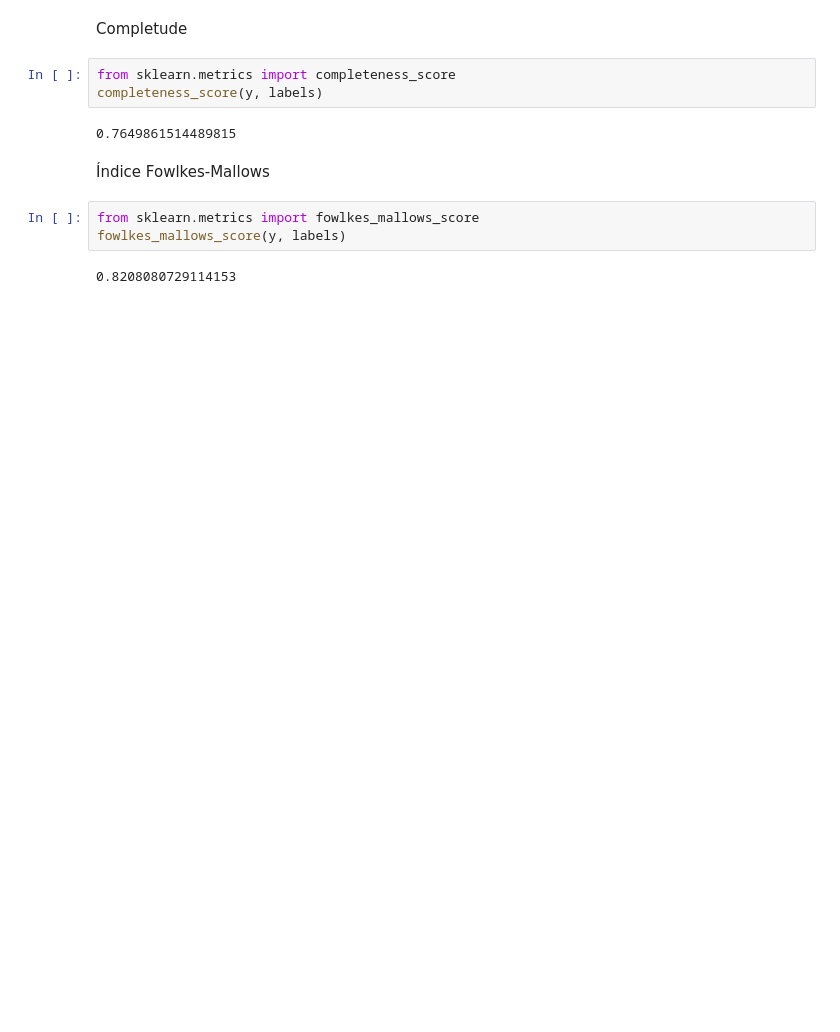
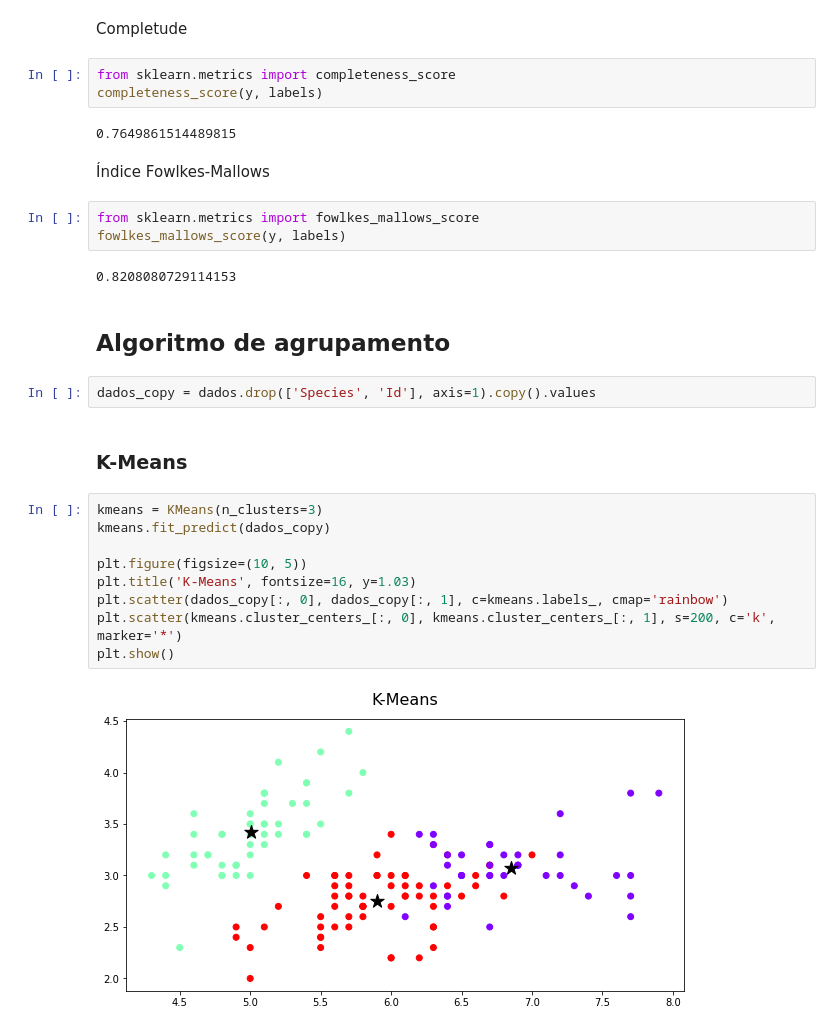
Before and after one commit to LilianeAquino/introducao_mineracao_de_dados, a Jupyter notebook: 04_analise_de_grupos.ipynb, the cells around one changed output. Saved outputs shown, nothing was run; the diff lists cells and outputs as text; blank space fills up the shorter version.

Commit message:
Agrupamento

```diff
--- a/04_analise_de_grupos.ipynb
+++ b/04_analise_de_grupos.ipynb
@@ -206,3 +207,20 @@ from sklearn.metrics import fowlkes_mallows_score
 fowlkes_mallows_score(y, labels)
 # %% [output]
 0.8208080729114153
+# %% [markdown]
+## Algoritmo de agrupamento
+# %%
+dados_copy = dados.drop(['Species', 'Id'], axis=1).copy().values
+# %% [markdown]
+### K-Means
+# %%
+kmeans = KMeans(n_clusters=3)
+kmeans.fit_predict(dados_copy)
+
+plt.figure(figsize=(10, 5))
+plt.title('K-Means', fontsize=16, y=1.03)
+plt.scatter(dados_copy[:, 0], dados_copy[:, 1], c=kmeans.labels_, cmap='rainbow')
+plt.scatter(kmeans.cluster_centers_[:, 0], kmeans.cluster_centers_[:, 1], s=200, c='k', marker='*')
+plt.show()
+# %% [output]
+[figure, added]
```
Also changed, not shown: parts of 10 cells of this notebook.
